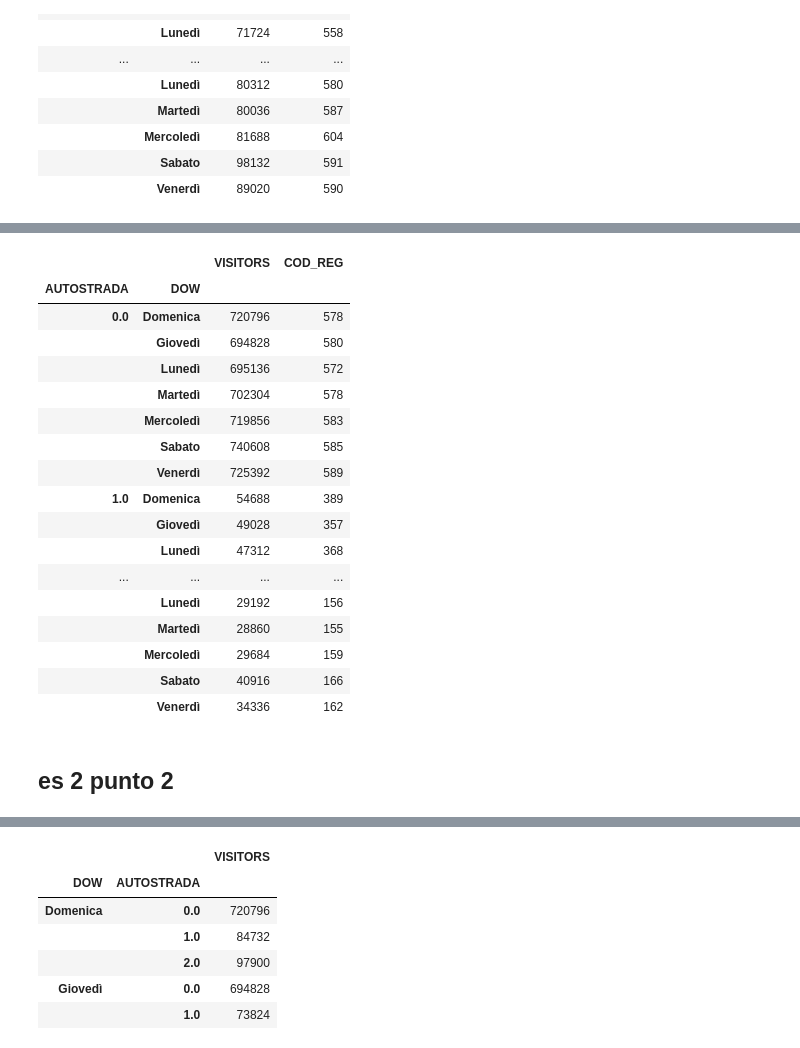
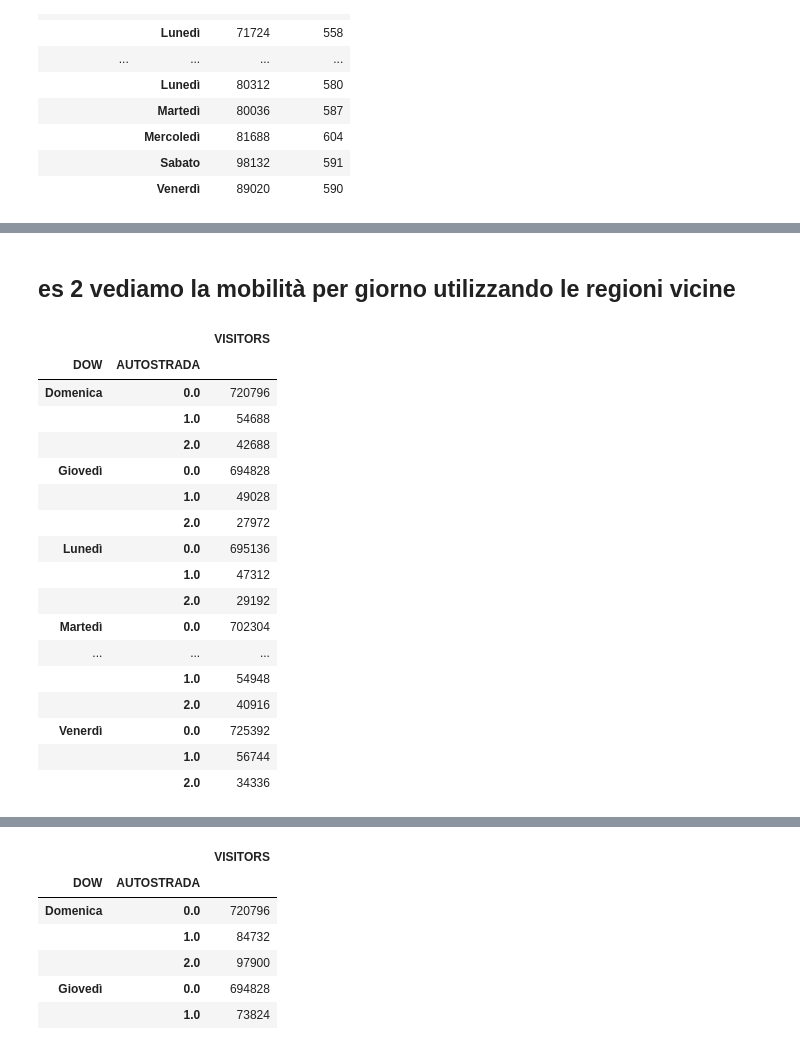
Before and after one commit to nico1654/project_work, a Jupyter notebook: Project_Work.ipynb, the cells around one changed output, grey strips where cells are left out. Drawn from its saved outputs; the diff is of its cells as text; code cells hidden in the pictures.

```diff
--- a/Project_Work.ipynb
+++ b/Project_Work.ipynb
@@ -199,26 +186,26 @@ df_distinct_users
+# %% [markdown]
+## es 2 vediamo la mobilità per giorno utilizzando le regioni vicine
 # %%
 lista_cod_region = [5,6,3,8]
 df_mearest_region = df_distinct_users[df_distinct_users.COD_REG.isin(lista_cod_region)]
-df_grouped_by_road_region = df_mearest_region.groupby(by=["AUTOSTRADA", "DOW"]).agg({"VISITORS": "sum", "COD_REG": "count"})
+df_grouped_by_road_region = df_mearest_region.groupby(by=["DOW", "AUTOSTRADA"]).agg({"VISITORS": "sum"}) #, "COD_REG": "count"})
 df_grouped_by_road_region
 # %% [output]
-|  |  | VISITORS | COD_REG |
-| AUTOSTRADA | DOW |  |  |
-| 0.0 | Domenica | 720796 | 578 |
-|  | Giovedì | 694828 | 580 |
-|  | Lunedì | 695136 | 572 |
-|  | Martedì | 702304 | 578 |
-|  | Mercoledì | 719856 | 583 |
-|  | Sabato | 740608 | 585 |
-|  | Venerdì | 725392 | 589 |
-| 1.0 | Domenica | 54688 | 389 |
-|  | Giovedì | 49028 | 357 |
-|  | Lunedì | 47312 | 368 |
-| ... | ... | ... | ... |
-|  | Lunedì | 29192 | 156 |
-|  | Martedì | 28860 | 155 |
-|  | Mercoledì | 29684 | 159 |
-|  | Sabato | 40916 | 166 |
-|  | Venerdì | 34336 | 162 |
+|  |  | VISITORS |
+| DOW | AUTOSTRADA |  |
+| Domenica | 0.0 | 720796 |
+|  | 1.0 | 54688 |
+|  | 2.0 | 42688 |
+| Giovedì | 0.0 | 694828 |
+|  | 1.0 | 49028 |
+|  | 2.0 | 27972 |
+| Lunedì | 0.0 | 695136 |
+|  | 1.0 | 47312 |
+|  | 2.0 | 29192 |
+| Martedì | 0.0 | 702304 |
+| ... | ... | ... |
+|  | 1.0 | 54948 |
+|  | 2.0 | 40916 |
+| Venerdì | 0.0 | 725392 |
+|  | 1.0 | 56744 |
+|  | 2.0 | 34336 |
-# %% [markdown]
-## es 2 punto 2
```
Also changed, not shown: parts of 43 cells of this notebook.
